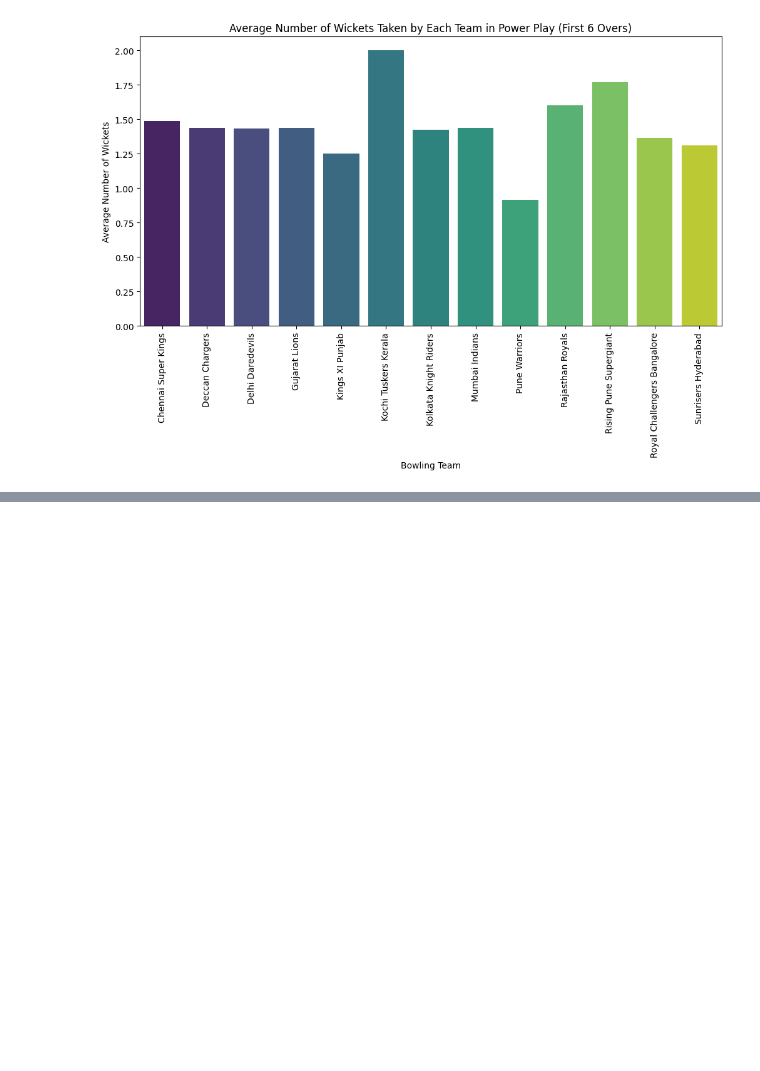
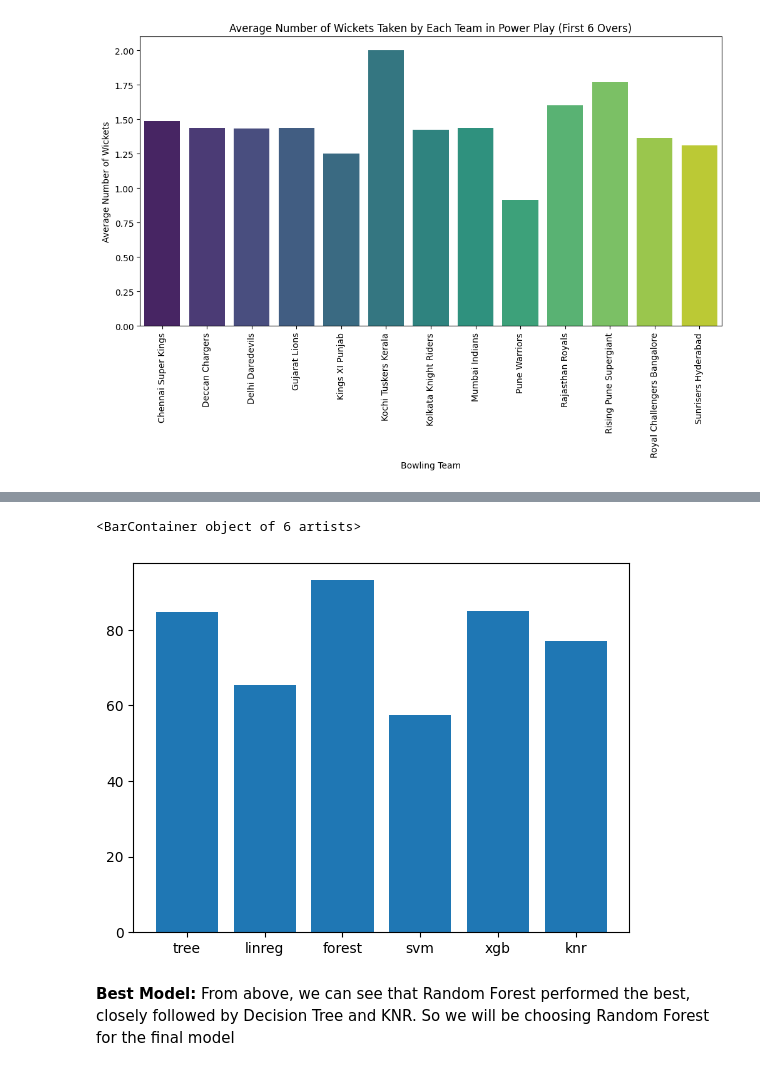
Before and after one commit to MUHAMMAD145/Capstone-Pair-Project, a Jupyter notebook: IPL_Score_Predictor_Project.ipynb, the cells around one changed output, grey strips where cells are left out. Cells and saved outputs as stored; diff of their text form; code cells hidden in the pictures; blank space fills up the shorter version.

```diff
--- a/IPL_Score_Predictor_Project.ipynb
+++ b/IPL_Score_Predictor_Project.ipynb
@@ -353,0 +736,5 @@ Passing `palette` without assigning `hue` is deprecated and will be removed in v
+# %%
+from xgboost import XGBRegressor
+xgb = XGBRegressor()
+# Train Model
+xgb.fit(train_features, train_labels)
@@ -353,0 +753,5 @@ Passing `palette` without assigning `hue` is deprecated and will be removed in v
+# %%
+train_score_xgb = str(xgb.score(train_features, train_labels)*100)
+test_score_xgb = str(xgb.score(test_features, test_labels)*100)
+print(f'Train Score : {train_score_xgb[:5]}%\nTest Score : {test_score_xgb[:5]}%')
+models["xgb"] = test_score_xgb
@@ -353,0 +775,5 @@ Passing `palette` without assigning `hue` is deprecated and will be removed in v
+# %%
+from sklearn.neighbors import KNeighborsRegressor
+knr = KNeighborsRegressor()
+# Train Model
+knr.fit(train_features, train_labels)
@@ -353,0 +782,5 @@ Passing `palette` without assigning `hue` is deprecated and will be removed in v
+# %%
+train_score_knr = str(knr.score(train_features, train_labels)*100)
+test_score_knr = str(knr.score(test_features, test_labels)*100)
+print(f'Train Score : {train_score_knr[:5]}%\nTest Score : {test_score_knr[:5]}%')
+models["knr"] = test_score_knr
@@ -353,0 +806,13 @@ Passing `palette` without assigning `hue` is deprecated and will be removed in v
+# %%
+# This code is used to create a bar plot that visualizes the performance (accuracy) of different machine learning models.
+
+import matplotlib.pyplot as plt
+model_names = list(models.keys())
+accuracy = list(map(float, models.values()))
+# creating the bar plot
+plt.bar(model_names, accuracy)
+# %% [output]
+<BarContainer object of 6 artists>
+[figure, added]
+# %% [markdown]
+**Best Model:** From above, we can see that Random Forest performed the best, closely followed by Decision Tree and KNR. So we will be choosing Random Forest for the final model
```
Also changed, not shown: parts of 71 cells of this notebook.
